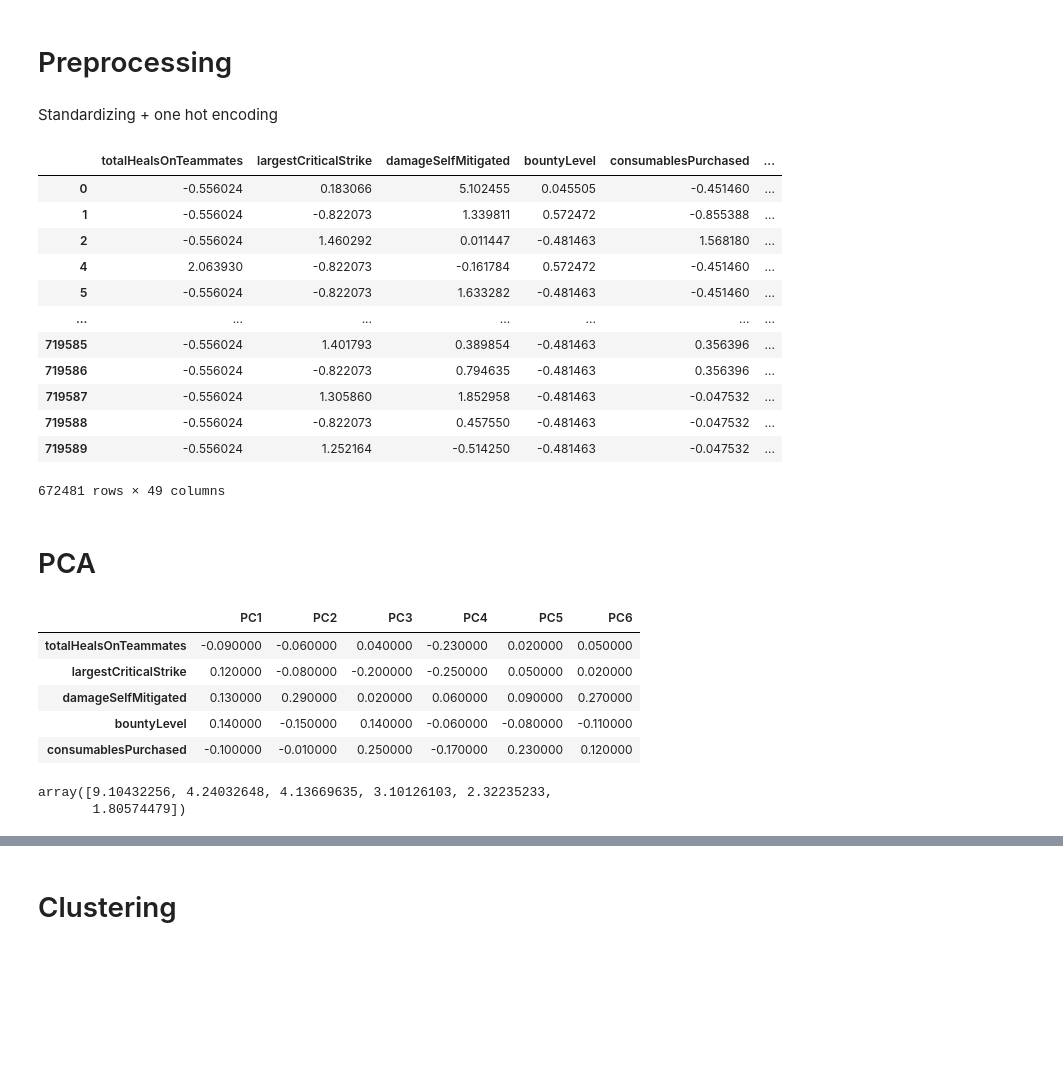
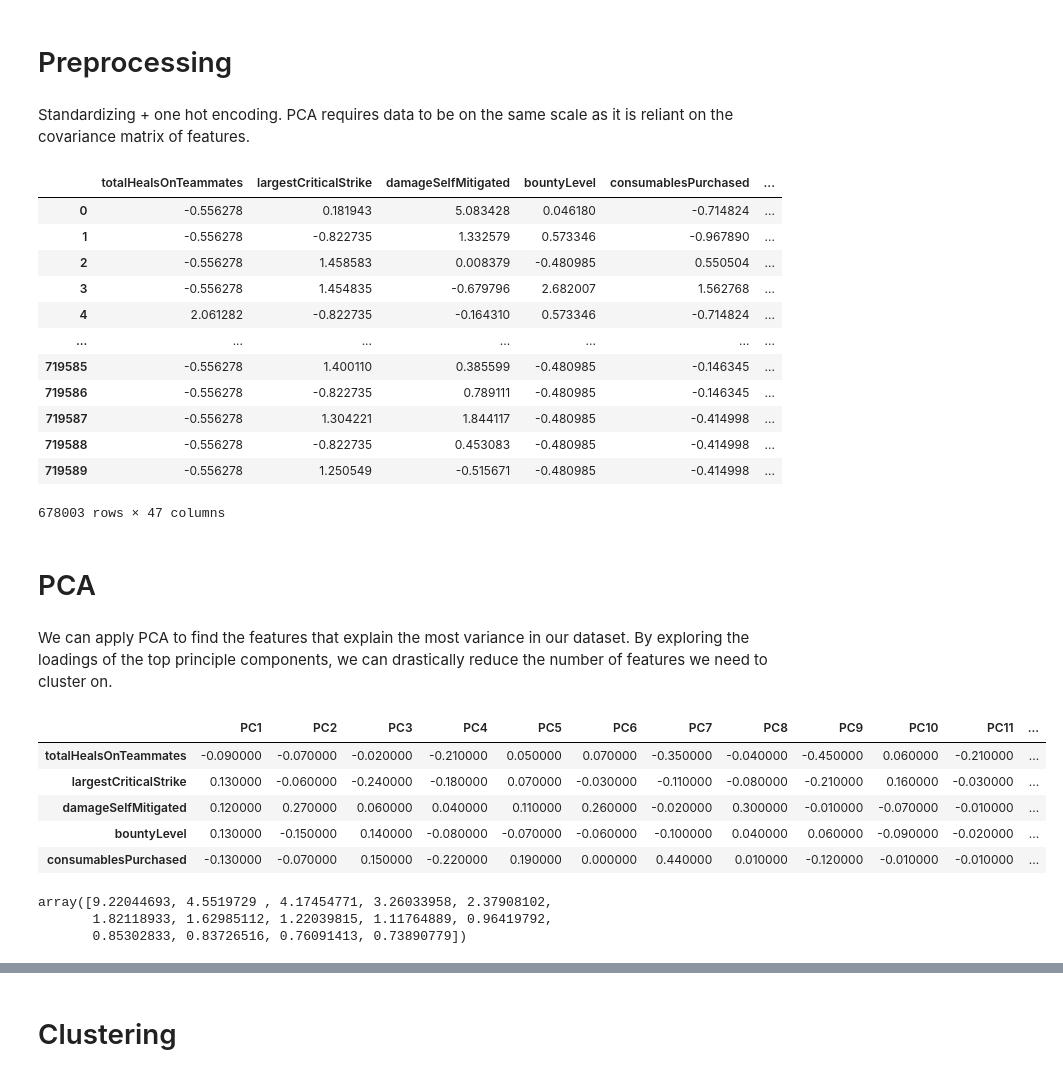
Before and after one commit to mannkenn/ClusteringLoLChampions, a Jupyter notebook: clustering/clusteringchamps.ipynb, the cells around one changed output, grey strips where cells are left out. Cells and saved outputs as stored; diff of their text form; code cells hidden in the pictures; blank space fills up the shorter version.

```diff
--- a/clustering/clusteringchamps.ipynb
+++ b/clustering/clusteringchamps.ipynb
@@ -139,8 +139,13 @@ plt.tight_layout()
 # %% [output]
 [figure]
 # %%
+zero_inflated = []
 for feature in df.select_dtypes(include = np.number).columns:
     zero_percent = (df[feature] == 0).mean() * 100
-    if zero_percent > 95:
+    if zero_percent > 90:
+        zero_inflated.append(feature)
         print(feature + " has a high proportion of zero values.")
+
+# Drop zero inflated features
+df = df.drop(columns = zero_inflated)
 # %% [output]
@@ -149,8 +156,5 @@ pentaKills has a high proportion of zero values.
 objectivesStolen has a high proportion of zero values.
 objectivesStolenAssists has a high proportion of zero values.
-# %%
-# Dropping features that are probably useless
-df = df.drop(columns = ['pentaKills', 'quadraKills', 'objectivesStolenAssists', 'objectivesStolen'])
 # %%
 np.log(df.select_dtypes(include = np.number) + 1).hist(bins = 25, figsize = (15,15))
 plt.tight_layout()
@@ -383,8 +387,8 @@ df = df.drop(columns = ['gameDuration', 'summoner1Id', 'summoner2Id', 'gameEnded
                         'win'], axis = 1)
 # %% [markdown]
 # Preprocessing
-# %% [markdown]
-Standardizing + one hot encoding
+# %% [markdown]
+Standardizing + one hot encoding. PCA requires data to be on the same scale as it is reliant on the covariance matrix of features.
 # %%
 from sklearn.compose import ColumnTransformer
 from sklearn.preprocessing import StandardScaler, OneHotEncoder
@@ -418,45 +422,48 @@ transformed_df = pd.DataFrame(transformed_array, columns=all_feature_names, inde
 transformed_df
 # %% [output]
 |  | totalHealsOnTeammates | largestCriticalStrike | damageSelfMitigated | bountyLevel | consumablesPurchased | ... |
-| 0 | -0.556024 | 0.183066 | 5.102455 | 0.045505 | -0.451460 | ... |
-| 1 | -0.556024 | -0.822073 | 1.339811 | 0.572472 | -0.855388 | ... |
-| 2 | -0.556024 | 1.460292 | 0.011447 | -0.481463 | 1.568180 | ... |
-| 4 | 2.063930 | -0.822073 | -0.161784 | 0.572472 | -0.451460 | ... |
-| 5 | -0.556024 | -0.822073 | 1.633282 | -0.481463 | -0.451460 | ... |
+| 0 | -0.556278 | 0.181943 | 5.083428 | 0.046180 | -0.714824 | ... |
+| 1 | -0.556278 | -0.822735 | 1.332579 | 0.573346 | -0.967890 | ... |
+| 2 | -0.556278 | 1.458583 | 0.008379 | -0.480985 | 0.550504 | ... |
+| 3 | -0.556278 | 1.454835 | -0.679796 | 2.682007 | 1.562768 | ... |
+| 4 | 2.061282 | -0.822735 | -0.164310 | 0.573346 | -0.714824 | ... |
 | ... | ... | ... | ... | ... | ... | ... |
-| 719585 | -0.556024 | 1.401793 | 0.389854 | -0.481463 | 0.356396 | ... |
-| 719586 | -0.556024 | -0.822073 | 0.794635 | -0.481463 | 0.356396 | ... |
-| 719587 | -0.556024 | 1.305860 | 1.852958 | -0.481463 | -0.047532 | ... |
-| 719588 | -0.556024 | -0.822073 | 0.457550 | -0.481463 | -0.047532 | ... |
-| 719589 | -0.556024 | 1.252164 | -0.514250 | -0.481463 | -0.047532 | ... |
+| 719585 | -0.556278 | 1.400110 | 0.385599 | -0.480985 | -0.146345 | ... |
+| 719586 | -0.556278 | -0.822735 | 0.789111 | -0.480985 | -0.146345 | ... |
+| 719587 | -0.556278 | 1.304221 | 1.844117 | -0.480985 | -0.414998 | ... |
+| 719588 | -0.556278 | -0.822735 | 0.453083 | -0.480985 | -0.414998 | ... |
+| 719589 | -0.556278 | 1.250549 | -0.515671 | -0.480985 | -0.414998 | ... |
-672481 rows × 49 columns
+678003 rows × 47 columns
 # %% [markdown]
 # PCA
+# %% [markdown]
+We can apply PCA to find the features that explain the most variance in our dataset. By exploring the loadings of the top principle components, we can drastically reduce the number of features we need to cluster on.
 # %%
 from sklearn.decomposition import PCA
 
 # Capture 80% variance
 pca = PCA(n_components = 0.8, random_state=1)
 # Fit to df
-pca_fitted = pca.fit(transformed_df.drop(columns = cat_feature_names))
+pca_fitted = pca.fit(transformed_df)
 # %%
 # Visualize loadings of principal components
-loadings = pd.DataFrame(data = pca.components_.T, index = transformed_df.drop(columns = cat_feature_names).columns, columns = [f"PC{i+1}" for i in range(len(pca.components_))])
+loadings = pd.DataFrame(data = pca.components_.T, index = transformed_df.columns, columns = [f"PC{i+1}" for i in range(len(pca.components_))])
 # Show first few loadings (styler object)
 loadings_matrix = loadings.round(2).head(5).style.background_gradient(cmap='coolwarm')
 loadings_matrix
 # %% [output]
-|  | PC1 | PC2 | PC3 | PC4 | PC5 | PC6 |
-| totalHealsOnTeammates | -0.090000 | -0.060000 | 0.040000 | -0.230000 | 0.020000 | 0.050000 |
-| largestCriticalStrike | 0.120000 | -0.080000 | -0.200000 | -0.250000 | 0.050000 | 0.020000 |
-| damageSelfMitigated | 0.130000 | 0.290000 | 0.020000 | 0.060000 | 0.090000 | 0.270000 |
-| bountyLevel | 0.140000 | -0.150000 | 0.140000 | -0.060000 | -0.080000 | -0.110000 |
-| consumablesPurchased | -0.100000 | -0.010000 | 0.250000 | -0.170000 | 0.230000 | 0.120000 |
+|  | PC1 | PC2 | PC3 | PC4 | PC5 | PC6 | PC7 | PC8 | PC9 | PC10 | PC11 | ... |
+| totalHealsOnTeammates | -0.090000 | -0.070000 | -0.020000 | -0.210000 | 0.050000 | 0.070000 | -0.350000 | -0.040000 | -0.450000 | 0.060000 | -0.210000 | ... |
+| largestCriticalStrike | 0.130000 | -0.060000 | -0.240000 | -0.180000 | 0.070000 | -0.030000 | -0.110000 | -0.080000 | -0.210000 | 0.160000 | -0.030000 | ... |
+| damageSelfMitigated | 0.120000 | 0.270000 | 0.060000 | 0.040000 | 0.110000 | 0.260000 | -0.020000 | 0.300000 | -0.010000 | -0.070000 | -0.010000 | ... |
+| bountyLevel | 0.130000 | -0.150000 | 0.140000 | -0.080000 | -0.070000 | -0.060000 | -0.100000 | 0.040000 | 0.060000 | -0.090000 | -0.020000 | ... |
+| consumablesPurchased | -0.130000 | -0.070000 | 0.150000 | -0.220000 | 0.190000 | 0.000000 | 0.440000 | 0.010000 | -0.120000 | -0.010000 | -0.010000 | ... |
 # %%
 pca.explained_variance_
 # %% [output]
-array([9.10432256, 4.24032648, 4.13669635, 3.10126103, 2.32235233,
-       1.80574479])
+array([9.22044693, 4.5519729 , 4.17454771, 3.26033958, 2.37908102,
+       1.82118933, 1.62985112, 1.22039815, 1.11764889, 0.96419792,
+       0.85302833, 0.83726516, 0.76091413, 0.73890779])
 # %%
 # Print top 10 loadings for each principal component
 for pc in loadings.columns:
```
Also changed, not shown: parts of 17 cells of this notebook, 2 other files.
